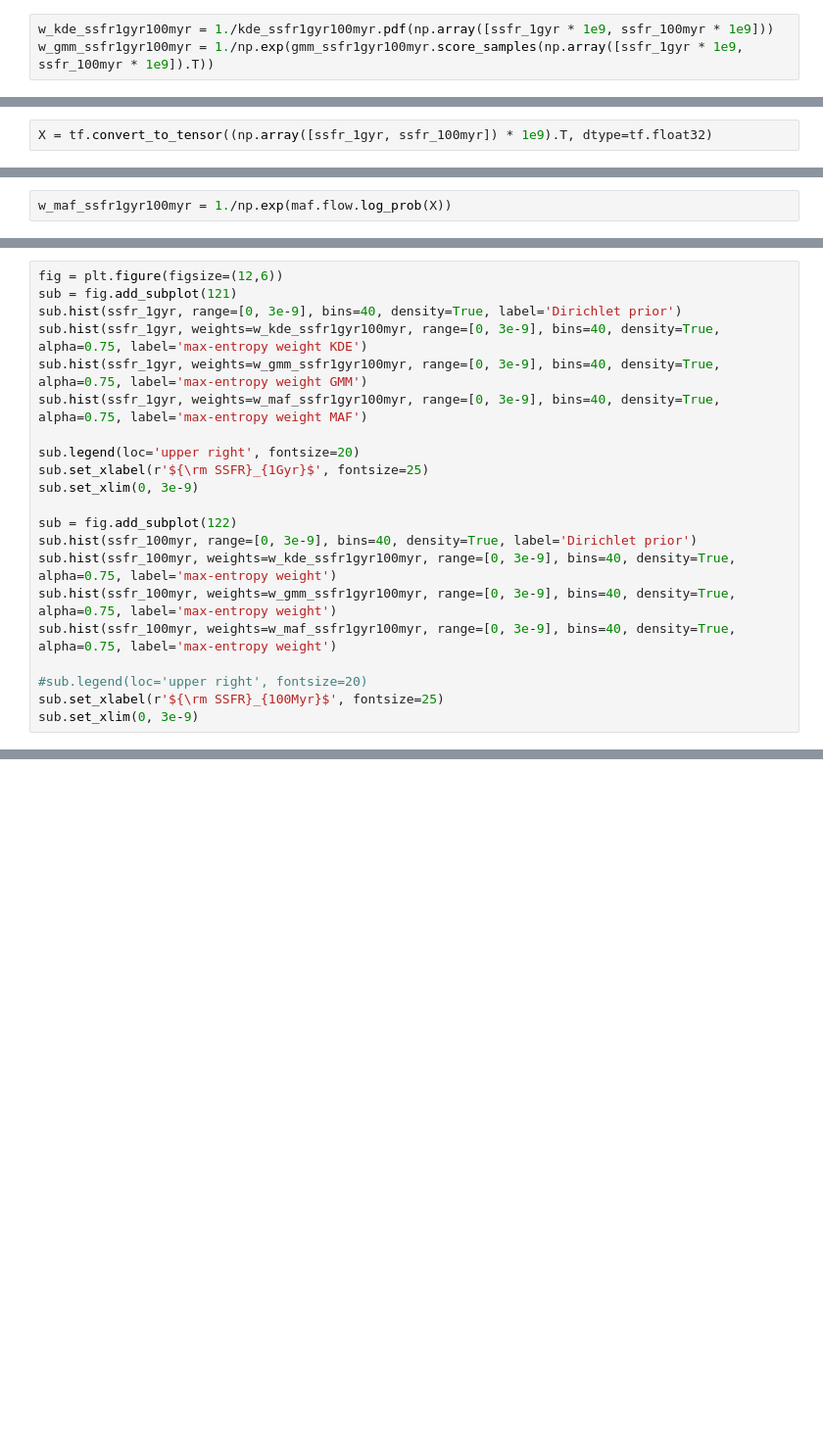
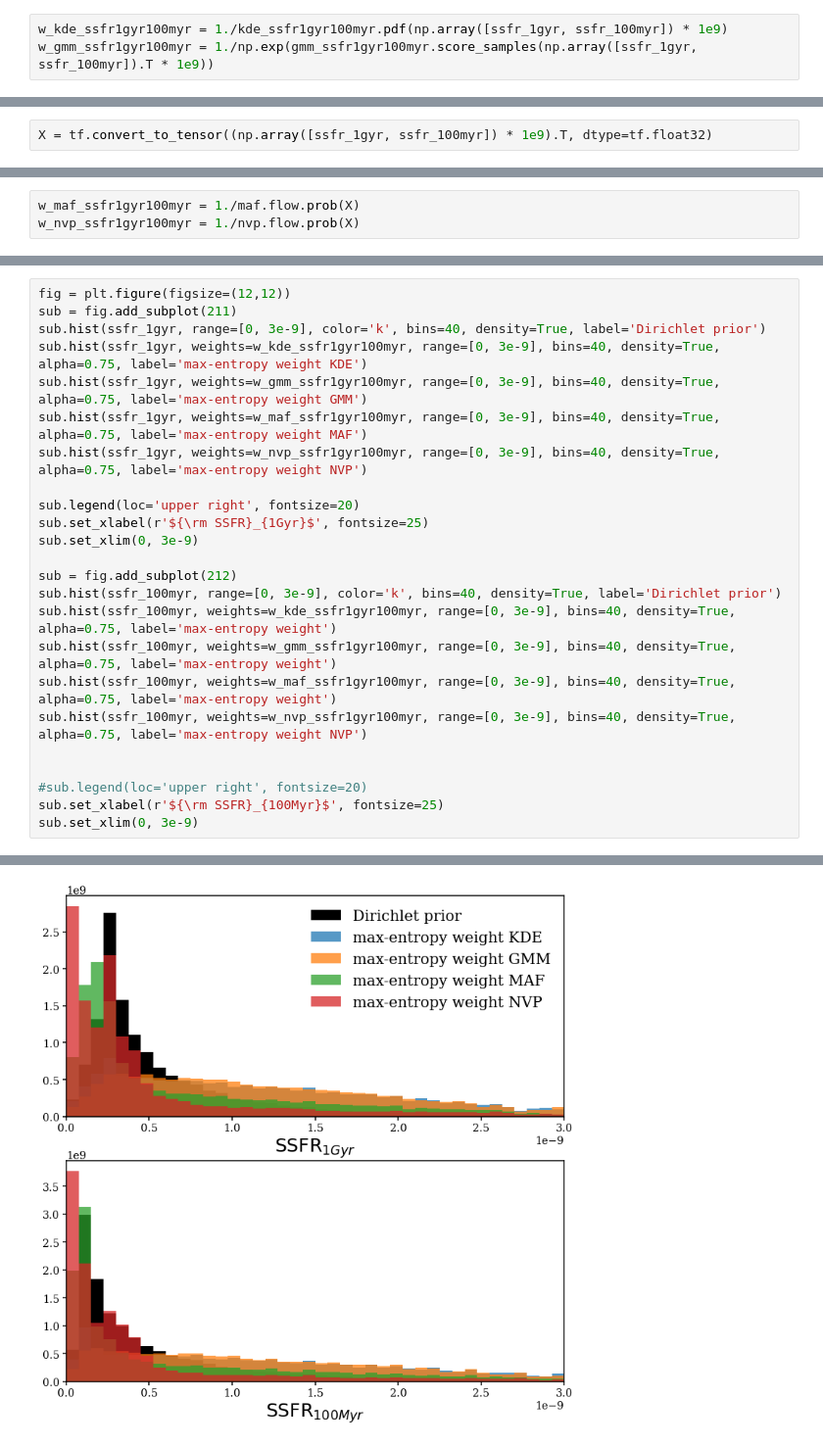
Before and after one commit to changhoonhahn/gqp_mc, a Jupyter notebook: nb/max_entropy_prior_normalizing_flow.ipynb, the cells around one changed output, grey strips where cells are left out. Shown at 98% size. Saved outputs shown, nothing was run; the diff lists cells and outputs as text; blank space fills up the shorter version.

```diff
--- a/nb/max_entropy_prior_normalizing_flow.ipynb
+++ b/nb/max_entropy_prior_normalizing_flow.ipynb
@@ -155,6 +149,6 @@ for _samples, name in zip([_kde_samples, _gmm_samples], ['KDE', 'GMM']):
 # %%
-w_kde_ssfr1gyr100myr = 1./kde_ssfr1gyr100myr.pdf(np.array([ssfr_1gyr * 1e9, ssfr_100myr * 1e9]))
-w_gmm_ssfr1gyr100myr = 1./np.exp(gmm_ssfr1gyr100myr.score_samples(np.array([ssfr_1gyr * 1e9, ssfr_100myr * 1e9]).T))
+w_kde_ssfr1gyr100myr = 1./kde_ssfr1gyr100myr.pdf(np.array([ssfr_1gyr, ssfr_100myr]) * 1e9)
+w_gmm_ssfr1gyr100myr = 1./np.exp(gmm_ssfr1gyr100myr.score_samples(np.array([ssfr_1gyr, ssfr_100myr]).T * 1e9))
 # %%
 fig = plt.figure(figsize=(12,6))
 sub = fig.add_subplot(121)
@@ -295,2 +446,3 @@ for _samples, name in zip([_kde_samples, _gmm_samples, _maf_samples], ['KDE', 'G
 # %%
-w_maf_ssfr1gyr100myr = 1./np.exp(maf.flow.log_prob(X))
+w_maf_ssfr1gyr100myr = 1./maf.flow.prob(X)
+w_nvp_ssfr1gyr100myr = 1./nvp.flow.prob(X)
@@ -297,21 +471,25 @@ w_maf_ssfr1gyr100myr = 1./np.exp(maf.flow.log_prob(X))
 # %%
-fig = plt.figure(figsize=(12,6))
-sub = fig.add_subplot(121)
-sub.hist(ssfr_1gyr, range=[0, 3e-9], bins=40, density=True, label='Dirichlet prior')
+fig = plt.figure(figsize=(12,12))
+sub = fig.add_subplot(211)
+sub.hist(ssfr_1gyr, range=[0, 3e-9], color='k', bins=40, density=True, label='Dirichlet prior')
 sub.hist(ssfr_1gyr, weights=w_kde_ssfr1gyr100myr, range=[0, 3e-9], bins=40, density=True, alpha=0.75, label='max-entropy weight KDE')
 sub.hist(ssfr_1gyr, weights=w_gmm_ssfr1gyr100myr, range=[0, 3e-9], bins=40, density=True, alpha=0.75, label='max-entropy weight GMM')
 sub.hist(ssfr_1gyr, weights=w_maf_ssfr1gyr100myr, range=[0, 3e-9], bins=40, density=True, alpha=0.75, label='max-entropy weight MAF')
+sub.hist(ssfr_1gyr, weights=w_nvp_ssfr1gyr100myr, range=[0, 3e-9], bins=40, density=True, alpha=0.75, label='max-entropy weight NVP')
 
 sub.legend(loc='upper right', fontsize=20)
 sub.set_xlabel(r'${\rm SSFR}_{1Gyr}$', fontsize=25)
 sub.set_xlim(0, 3e-9)
 
-sub = fig.add_subplot(122)
-sub.hist(ssfr_100myr, range=[0, 3e-9], bins=40, density=True, label='Dirichlet prior')
+sub = fig.add_subplot(212)
+sub.hist(ssfr_100myr, range=[0, 3e-9], color='k', bins=40, density=True, label='Dirichlet prior')
 sub.hist(ssfr_100myr, weights=w_kde_ssfr1gyr100myr, range=[0, 3e-9], bins=40, density=True, alpha=0.75, label='max-entropy weight')
 sub.hist(ssfr_100myr, weights=w_gmm_ssfr1gyr100myr, range=[0, 3e-9], bins=40, density=True, alpha=0.75, label='max-entropy weight')
 sub.hist(ssfr_100myr, weights=w_maf_ssfr1gyr100myr, range=[0, 3e-9], bins=40, density=True, alpha=0.75, label='max-entropy weight')
+sub.hist(ssfr_100myr, weights=w_nvp_ssfr1gyr100myr, range=[0, 3e-9], bins=40, density=True, alpha=0.75, label='max-entropy weight NVP')
+
 
 #sub.legend(loc='upper right', fontsize=20)
 sub.set_xlabel(r'${\rm SSFR}_{100Myr}$', fontsize=25)
 sub.set_xlim(0, 3e-9)
+# %% [output]
@@ -317,0 +497 @@ sub.set_xlim(0, 3e-9)
+[figure, added]
```
Also changed, not shown: parts of 27 cells of this notebook.
